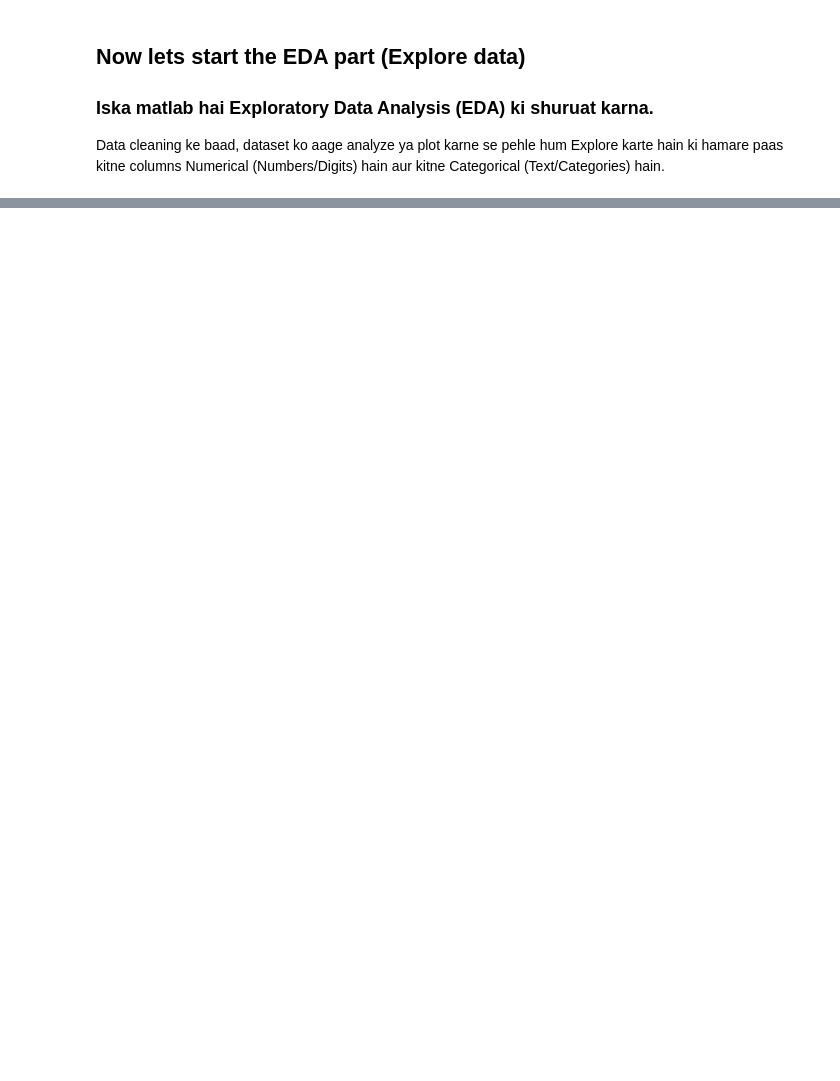
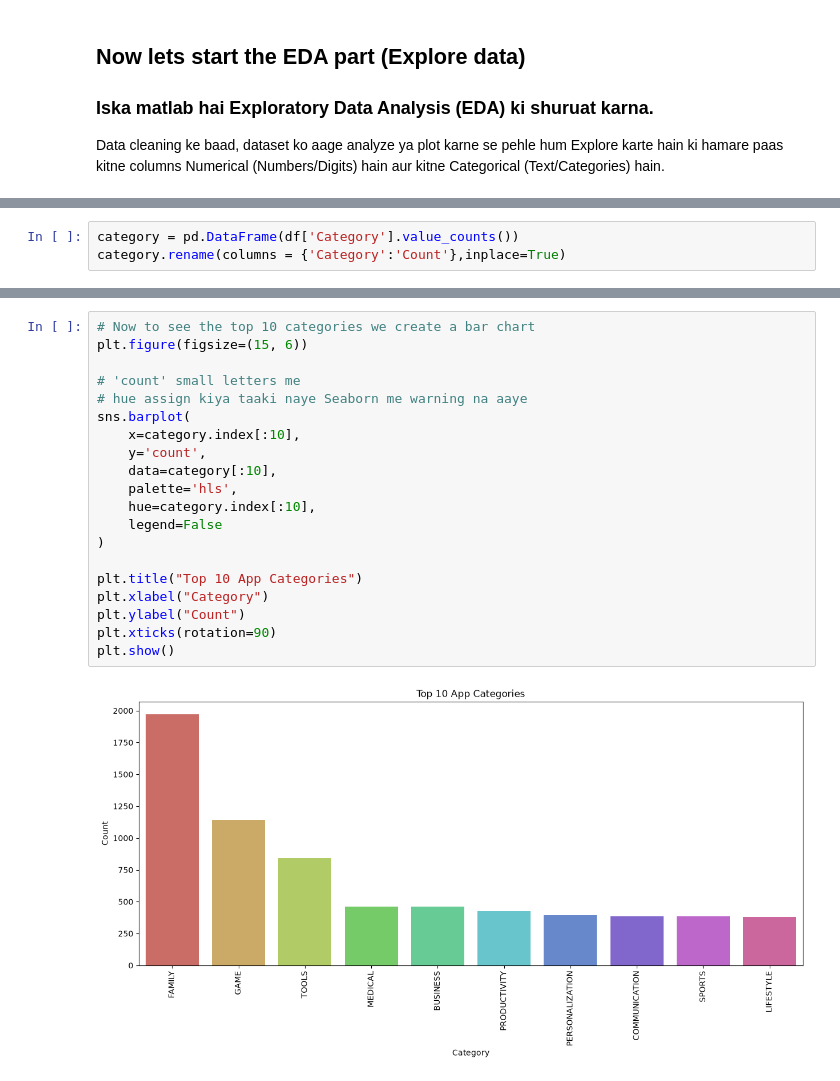
Before and after one commit to mohdshubair313/machine-learning-concepts, a Jupyter notebook: EDA/playstore_data/playstore1.ipynb, the cells around one changed output, grey strips where cells are left out. Drawn from its saved outputs; the diff is of its cells as text; blank space fills up the shorter version.

Commit message:
giving the sol of assignment on playstore datasets

```diff
--- a/EDA/playstore_data/playstore1.ipynb
+++ b/EDA/playstore_data/playstore1.ipynb
@@ -336,0 +192,3 @@ print('\nWe have {} categorical features : {}'.format(len(categorical_features),
+# %%
+category = pd.DataFrame(df['Category'].value_counts())
+category.rename(columns = {'Category':'Count'},inplace=True)
@@ -336,0 +216,22 @@ print('\nWe have {} categorical features : {}'.format(len(categorical_features),
+# %%
+# Now to see the top 10 categories we create a bar chart
+plt.figure(figsize=(15, 6))
+
+# 'count' small letters me
+# hue assign kiya taaki naye Seaborn me warning na aaye
+sns.barplot(
+    x=category.index[:10],
+    y='count',
+    data=category[:10],
+    palette='hls',
+    hue=category.index[:10],
+    legend=False
+)
+
+plt.title("Top 10 App Categories")
+plt.xlabel("Category")
+plt.ylabel("Count")
+plt.xticks(rotation=90)
+plt.show()
+# %% [output]
+[figure, added]
```
Also changed, not shown: parts of 37 cells of this notebook, 1 other file.
